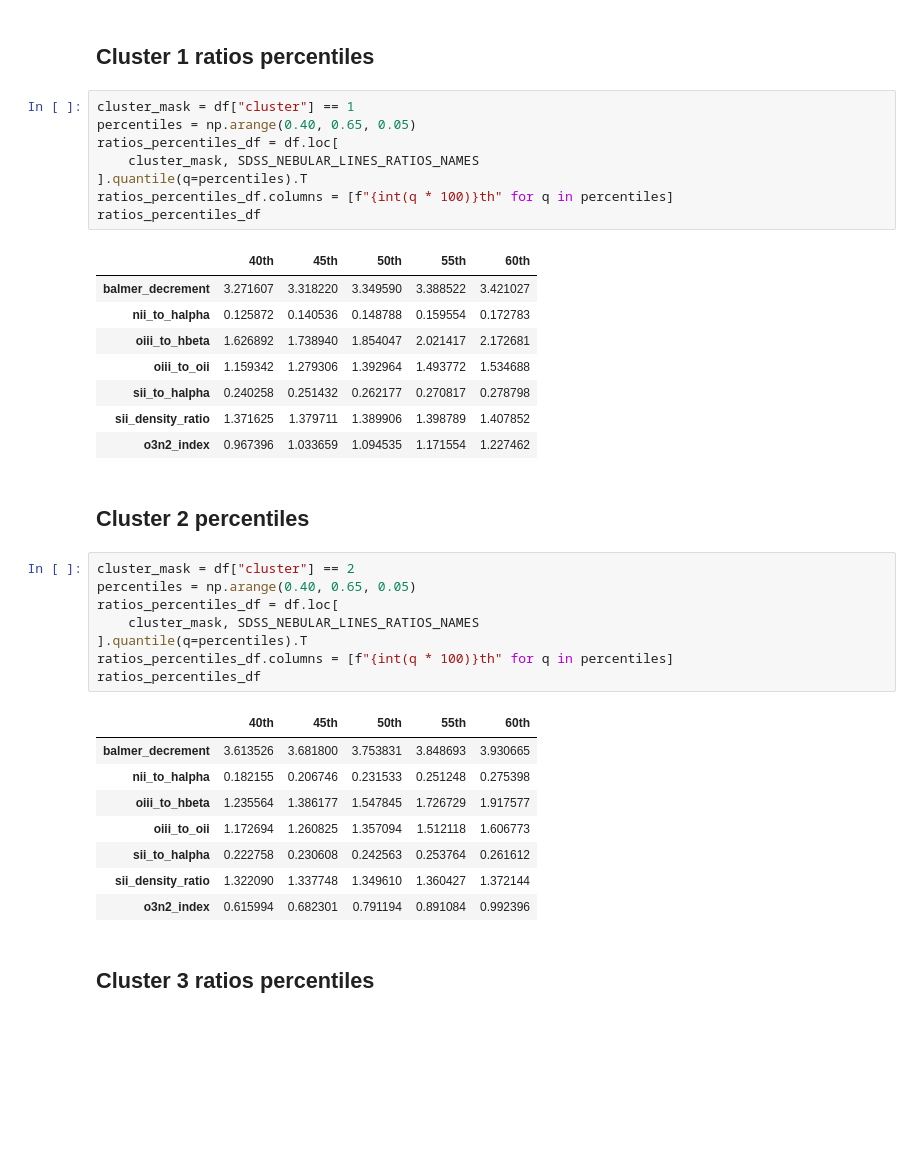
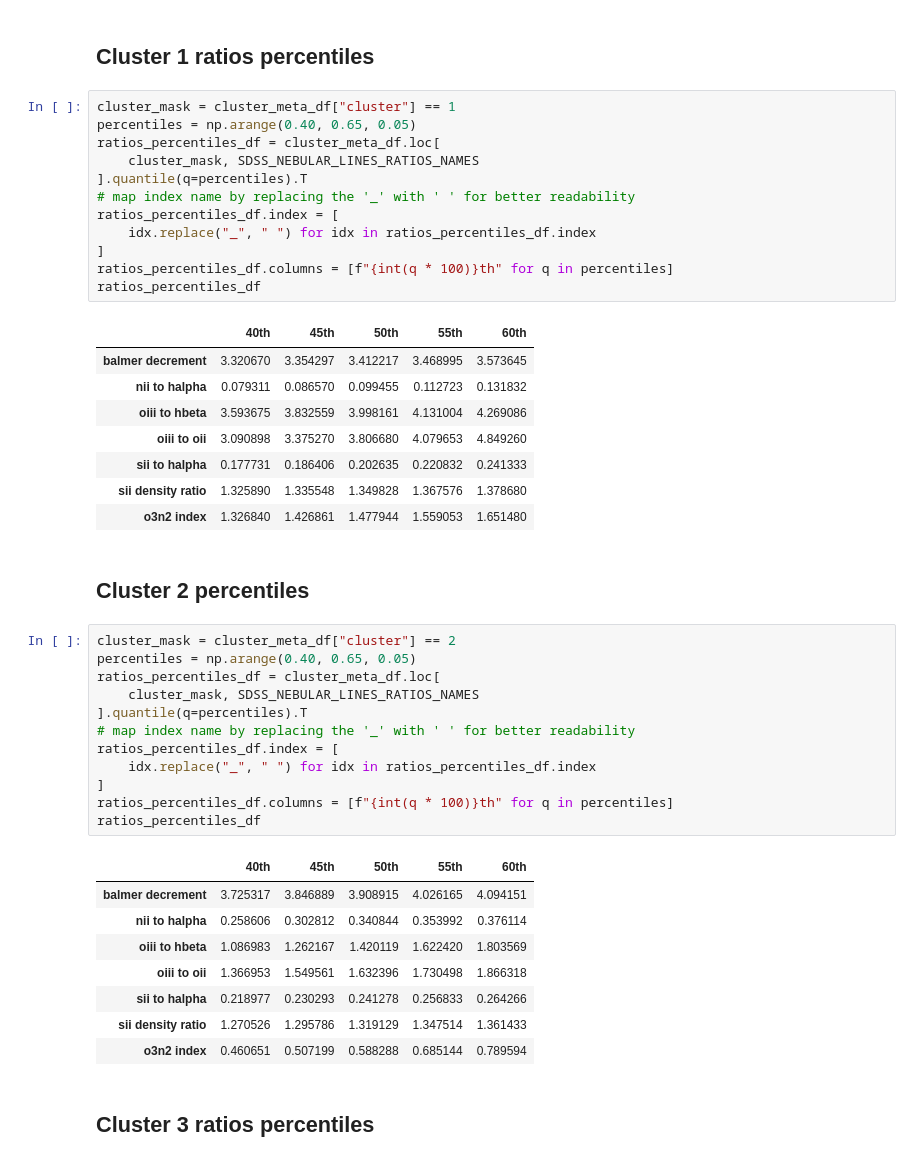
Before and after one commit to ed-ortizm/xai-astronomy, a Jupyter notebook: thesis/04_clustering_xai/04_filter_se_cluster_analysis.ipynb, the cells around one changed output. Drawn from its saved outputs; the diff is of its cells as text; blank space fills up the shorter version.

```diff
--- a/thesis/04_clustering_xai/04_filter_se_cluster_analysis.ipynb
+++ b/thesis/04_clustering_xai/04_filter_se_cluster_analysis.ipynb
@@ -642,41 +644,49 @@ ratios_percentiles_df
 # %% [markdown]
 ## Cluster 1 ratios percentiles
 # %%
-cluster_mask = df["cluster"] == 1
+cluster_mask = cluster_meta_df["cluster"] == 1
 percentiles = np.arange(0.40, 0.65, 0.05)
-ratios_percentiles_df = df.loc[
+ratios_percentiles_df = cluster_meta_df.loc[
     cluster_mask, SDSS_NEBULAR_LINES_RATIOS_NAMES
 ].quantile(q=percentiles).T
+# map index name by replacing the '_' with ' ' for better readability
+ratios_percentiles_df.index = [
+    idx.replace("_", " ") for idx in ratios_percentiles_df.index
+]
 ratios_percentiles_df.columns = [f"{int(q * 100)}th" for q in percentiles]
 ratios_percentiles_df
 # %% [output]
 |  | 40th | 45th | 50th | 55th | 60th |
-| balmer_decrement | 3.271607 | 3.318220 | 3.349590 | 3.388522 | 3.421027 |
-| nii_to_halpha | 0.125872 | 0.140536 | 0.148788 | 0.159554 | 0.172783 |
-| oiii_to_hbeta | 1.626892 | 1.738940 | 1.854047 | 2.021417 | 2.172681 |
-| oiii_to_oii | 1.159342 | 1.279306 | 1.392964 | 1.493772 | 1.534688 |
-| sii_to_halpha | 0.240258 | 0.251432 | 0.262177 | 0.270817 | 0.278798 |
-| sii_density_ratio | 1.371625 | 1.379711 | 1.389906 | 1.398789 | 1.407852 |
-| o3n2_index | 0.967396 | 1.033659 | 1.094535 | 1.171554 | 1.227462 |
+| balmer decrement | 3.320670 | 3.354297 | 3.412217 | 3.468995 | 3.573645 |
+| nii to halpha | 0.079311 | 0.086570 | 0.099455 | 0.112723 | 0.131832 |
+| oiii to hbeta | 3.593675 | 3.832559 | 3.998161 | 4.131004 | 4.269086 |
+| oiii to oii | 3.090898 | 3.375270 | 3.806680 | 4.079653 | 4.849260 |
+| sii to halpha | 0.177731 | 0.186406 | 0.202635 | 0.220832 | 0.241333 |
+| sii density ratio | 1.325890 | 1.335548 | 1.349828 | 1.367576 | 1.378680 |
+| o3n2 index | 1.326840 | 1.426861 | 1.477944 | 1.559053 | 1.651480 |
 # %% [markdown]
 ## Cluster 2 percentiles
 # %%
-cluster_mask = df["cluster"] == 2
+cluster_mask = cluster_meta_df["cluster"] == 2
 percentiles = np.arange(0.40, 0.65, 0.05)
-ratios_percentiles_df = df.loc[
+ratios_percentiles_df = cluster_meta_df.loc[
     cluster_mask, SDSS_NEBULAR_LINES_RATIOS_NAMES
 ].quantile(q=percentiles).T
+# map index name by replacing the '_' with ' ' for better readability
+ratios_percentiles_df.index = [
+    idx.replace("_", " ") for idx in ratios_percentiles_df.index
+]
 ratios_percentiles_df.columns = [f"{int(q * 100)}th" for q in percentiles]
 ratios_percentiles_df
 # %% [output]
 |  | 40th | 45th | 50th | 55th | 60th |
-| balmer_decrement | 3.613526 | 3.681800 | 3.753831 | 3.848693 | 3.930665 |
-| nii_to_halpha | 0.182155 | 0.206746 | 0.231533 | 0.251248 | 0.275398 |
-| oiii_to_hbeta | 1.235564 | 1.386177 | 1.547845 | 1.726729 | 1.917577 |
-| oiii_to_oii | 1.172694 | 1.260825 | 1.357094 | 1.512118 | 1.606773 |
-| sii_to_halpha | 0.222758 | 0.230608 | 0.242563 | 0.253764 | 0.261612 |
-| sii_density_ratio | 1.322090 | 1.337748 | 1.349610 | 1.360427 | 1.372144 |
-| o3n2_index | 0.615994 | 0.682301 | 0.791194 | 0.891084 | 0.992396 |
+| balmer decrement | 3.725317 | 3.846889 | 3.908915 | 4.026165 | 4.094151 |
+| nii to halpha | 0.258606 | 0.302812 | 0.340844 | 0.353992 | 0.376114 |
+| oiii to hbeta | 1.086983 | 1.262167 | 1.420119 | 1.622420 | 1.803569 |
+| oiii to oii | 1.366953 | 1.549561 | 1.632396 | 1.730498 | 1.866318 |
+| sii to halpha | 0.218977 | 0.230293 | 0.241278 | 0.256833 | 0.264266 |
+| sii density ratio | 1.270526 | 1.295786 | 1.319129 | 1.347514 | 1.361433 |
+| o3n2 index | 0.460651 | 0.507199 | 0.588288 | 0.685144 | 0.789594 |
 # %% [markdown]
 ## Cluster 3 ratios percentiles
 # %%
```
Also changed, not shown: parts of 24 cells of this notebook, 4 other files.
